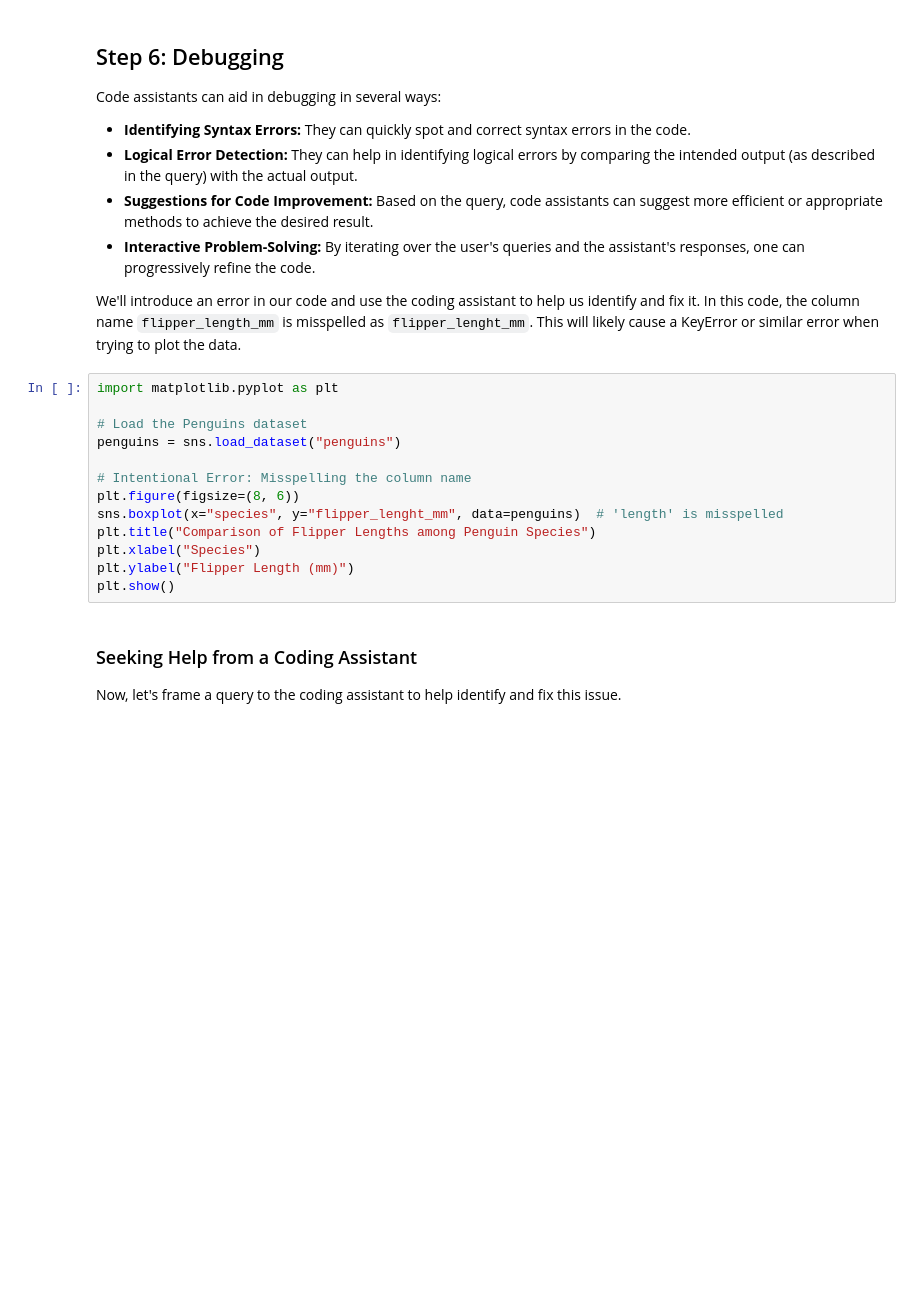
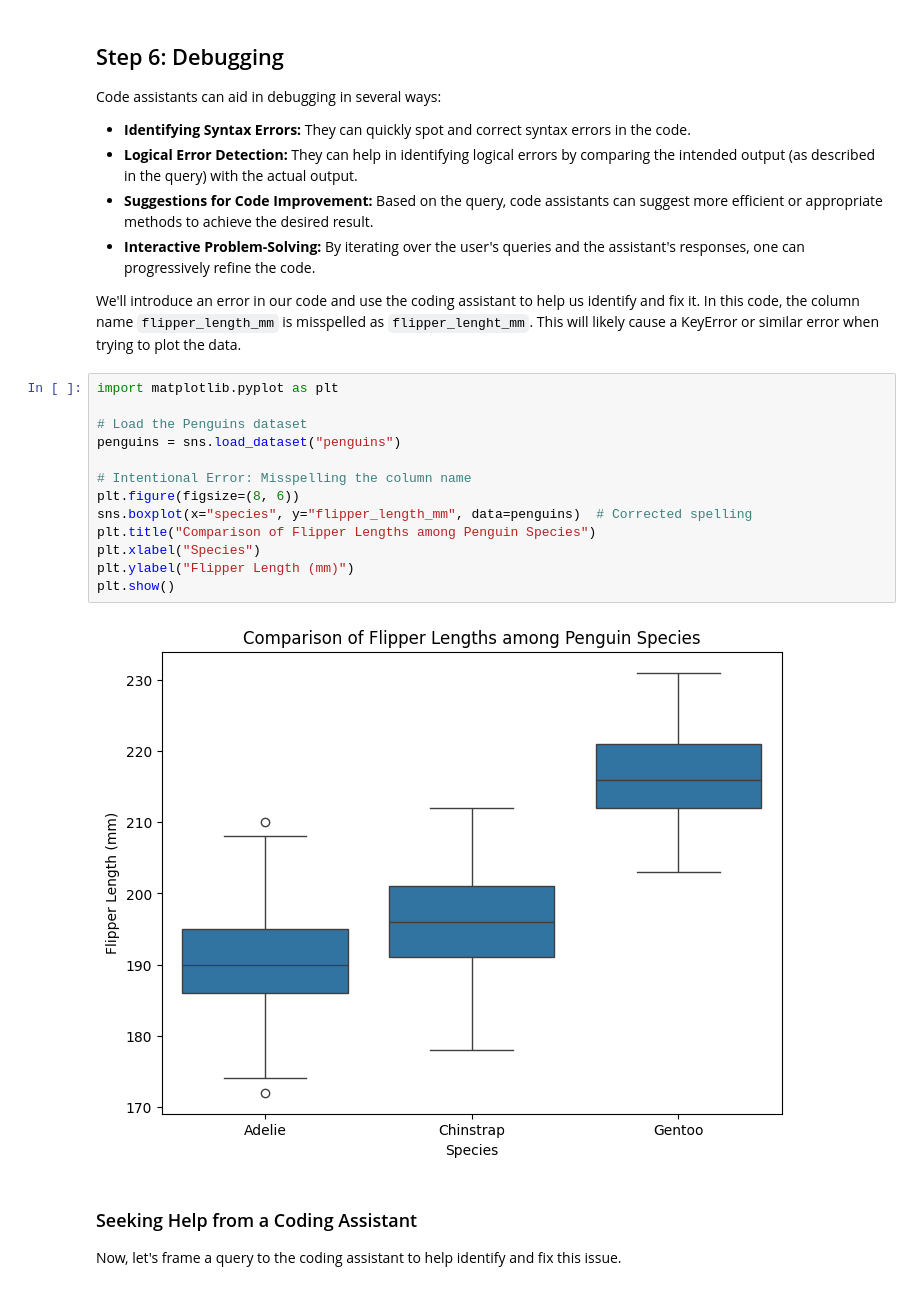
Before and after one commit to blochel/Jupyter_Content, a Jupyter notebook: 02_2_Coding_Assistants_Tutorial.ipynb, the cells around one changed output. Saved outputs shown, nothing was run; the diff lists cells and outputs as text; blank space fills up the shorter version.

```diff
--- a/02_2_Coding_Assistants_Tutorial.ipynb
+++ b/02_2_Coding_Assistants_Tutorial.ipynb
@@ -122,16 +255,18 @@ We'll introduce an error in our code and use the coding assistant to help us ide
 # %%
 import matplotlib.pyplot as plt
 
 # Load the Penguins dataset
 penguins = sns.load_dataset("penguins")
 
 # Intentional Error: Misspelling the column name
 plt.figure(figsize=(8, 6))
-sns.boxplot(x="species", y="flipper_lenght_mm", data=penguins)  # 'length' is misspelled
+sns.boxplot(x="species", y="flipper_length_mm", data=penguins)  # Corrected spelling
 plt.title("Comparison of Flipper Lengths among Penguin Species")
 plt.xlabel("Species")
 plt.ylabel("Flipper Length (mm)")
 plt.show()
+# %% [output]
+[figure, added]
 # %% [markdown]
 ### Seeking Help from a Coding Assistant
 Now, let's frame a query to the coding assistant to help identify and fix this issue.
```
Also changed, not shown: parts of 10 cells of this notebook.
